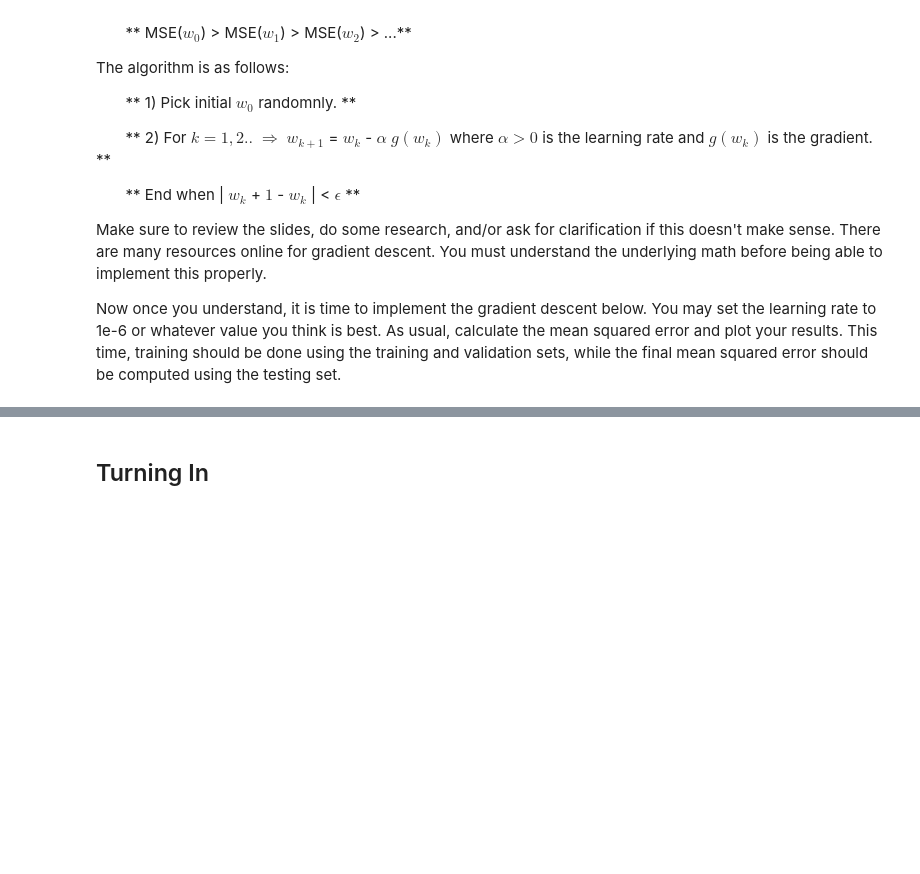
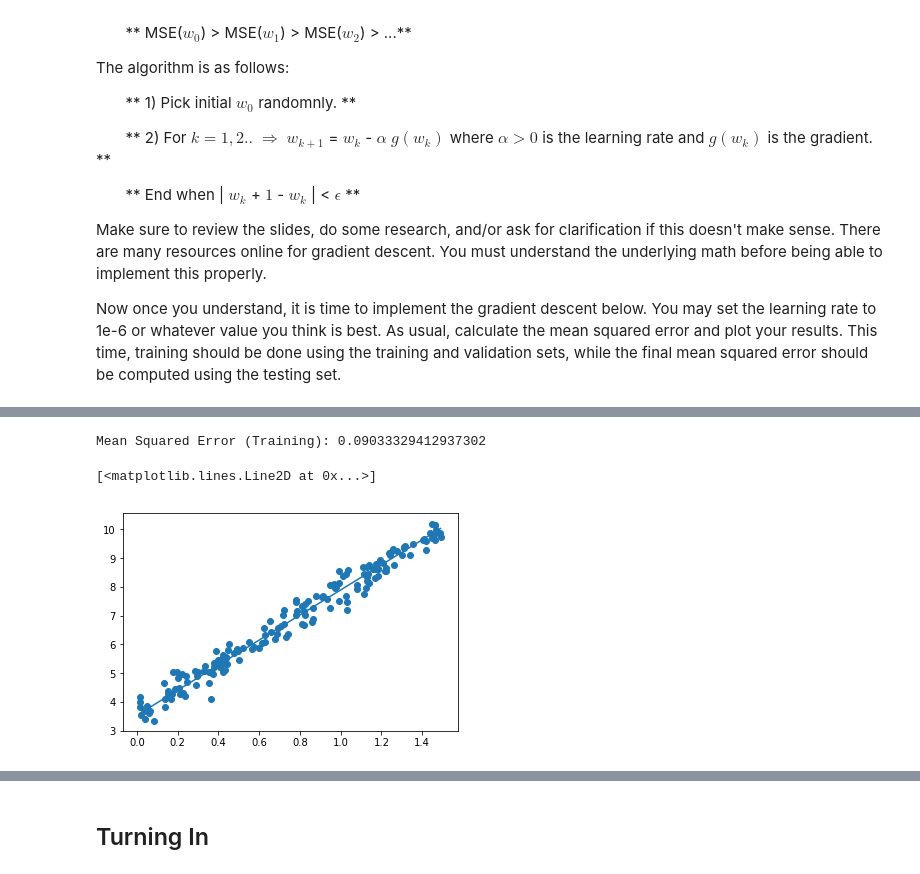
Before and after one commit to McGillAISociety/mais-bootcamp-w2019, a Jupyter notebook: Assignment2/Assignment 2.ipynb, the cells around one changed output, grey strips where cells are left out. Cells and saved outputs as stored; diff of their text form; code cells hidden in the pictures; blank space fills up the shorter version.

```diff
--- a/Assignment2/Assignment 2.ipynb
+++ b/Assignment2/Assignment 2.ipynb
@@ -374,0 +339,10 @@ RMSE is : 52.86781116648335
+# %%
+pred_valid_v = np.matmul(w, np.transpose(x_valid))
+print("Mean Squared Error (Training): {}".format(mean_squared_error(pred_valid_v, valid[1])))
+#plt.scatter(x_valid[0],y_valid[0])
+plt.scatter(valid[0],valid[1])
+plt.plot(valid[0],pred_valid_v)
+# %% [output]
+Mean Squared Error (Training): 0.09033329412937302
+[<matplotlib.lines.Line2D at 0x...>]
+[figure, added]
```
Also changed, not shown: parts of 7 cells of this notebook, 2 other files.
